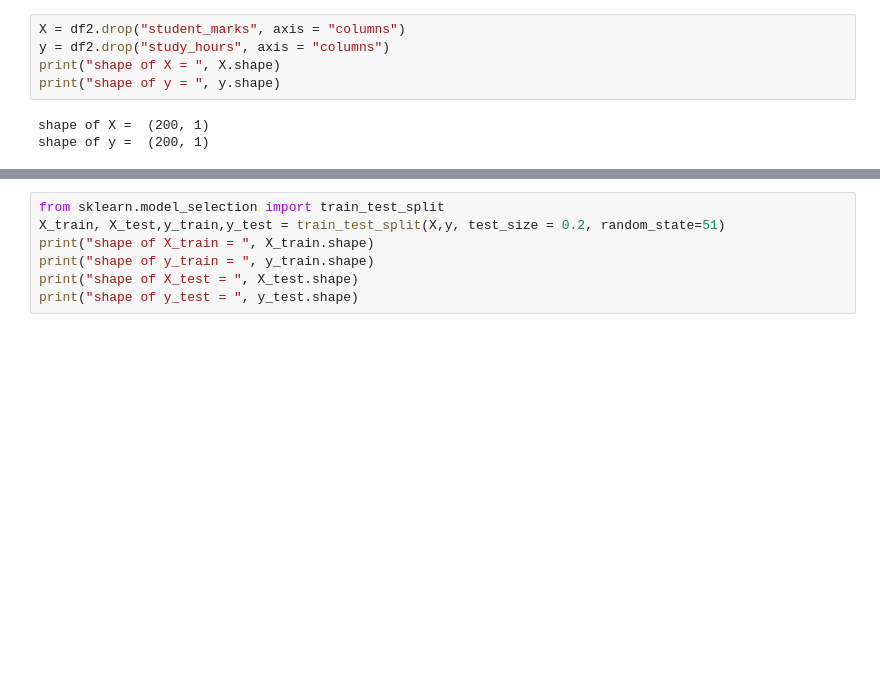
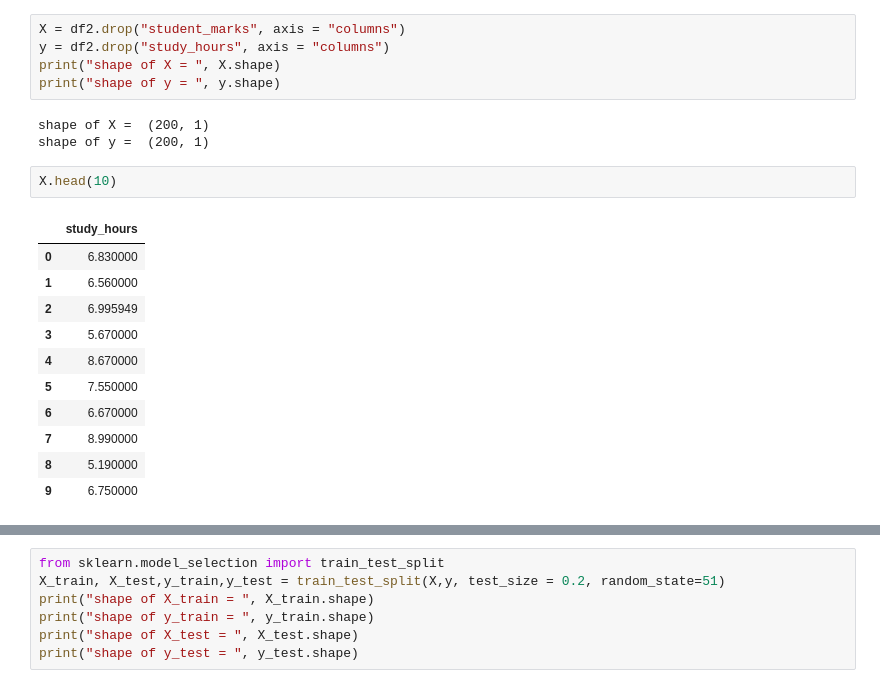
Before and after one commit to AkCoding/Student-Mark-Prediction-ML, a Jupyter notebook: Student-Mark-Prediction-ML.ipynb, the cells around one changed output, grey strips where cells are left out. Drawn from its saved outputs; the diff is of its cells as text; blank space fills up the shorter version.

```diff
--- a/Student-Mark-Prediction-ML.ipynb
+++ b/Student-Mark-Prediction-ML.ipynb
@@ -108,3 +108,17 @@ print("shape of y = ", y.shape)
 # %% [output]
 shape of X =  (200, 1)
 shape of y =  (200, 1)
+# %%
+X.head(10)
+# %% [output]
+|  | study_hours |
+| 0 | 6.830000 |
+| 1 | 6.560000 |
+| 2 | 6.995949 |
+| 3 | 5.670000 |
+| 4 | 8.670000 |
+| 5 | 7.550000 |
+| 6 | 6.670000 |
+| 7 | 8.990000 |
+| 8 | 5.190000 |
+| 9 | 6.750000 |
```
Also changed, not shown: parts of 10 cells of this notebook.
